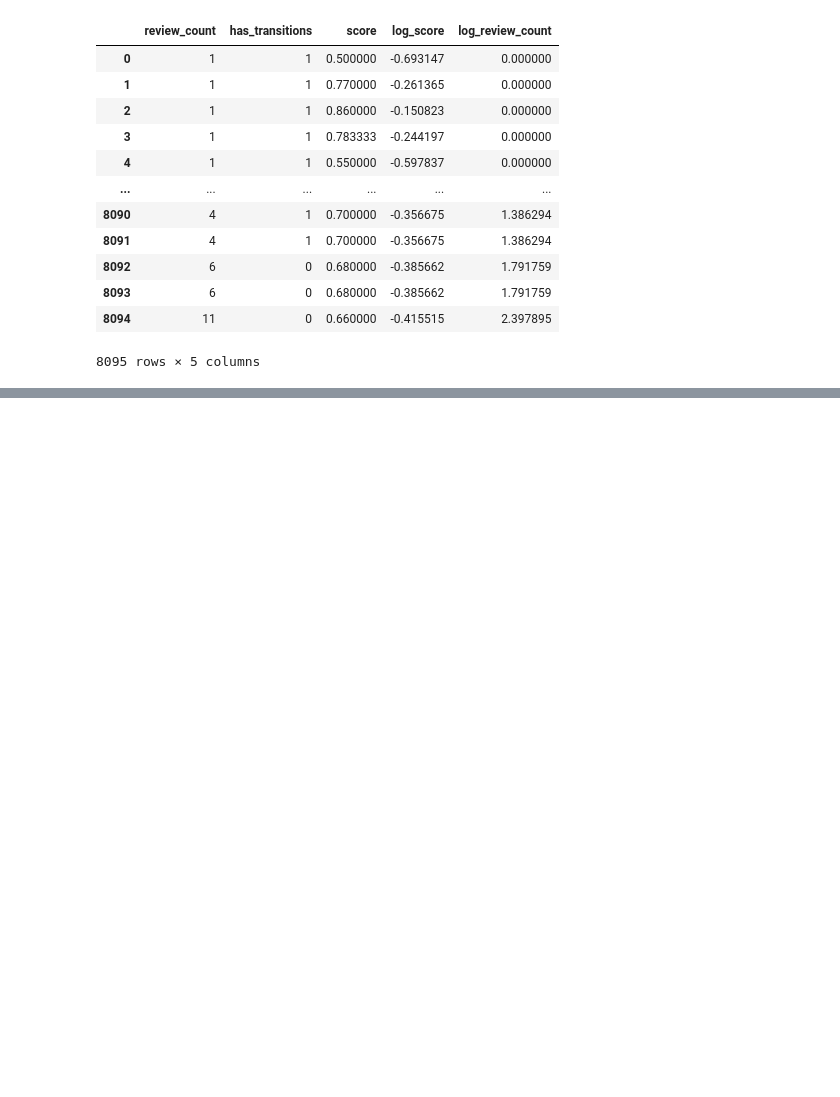
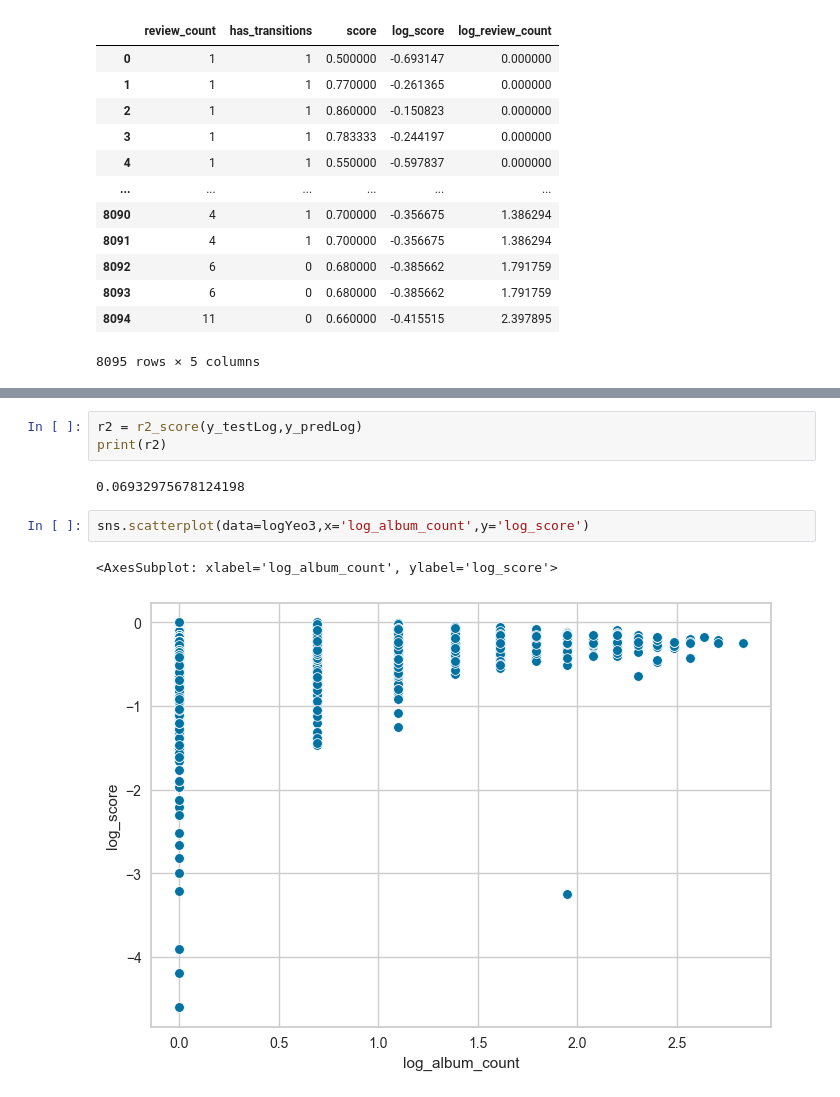
Before and after one commit to chainReactionCol/newRep, a Jupyter notebook: Data_StoryTelling_Sanchez_Ruiz.ipynb, the cells around one changed output, grey strips where cells are left out. Cells and saved outputs as stored; diff of their text form; blank space fills up the shorter version.

```diff
--- a/Data_StoryTelling_Sanchez_Ruiz.ipynb
+++ b/Data_StoryTelling_Sanchez_Ruiz.ipynb
@@ -700,0 +804,10 @@ plt.show()
+# %%
+r2 = r2_score(y_testLog,y_predLog)
+print(r2)
+# %% [output]
+0.06932975678124198
+# %%
+sns.scatterplot(data=logYeo3,x='log_album_count',y='log_score')
+# %% [output]
+<AxesSubplot: xlabel='log_album_count', ylabel='log_score'>
+[figure, added]
```
Also changed, not shown: parts of 20 cells of this notebook, 3 other files.
